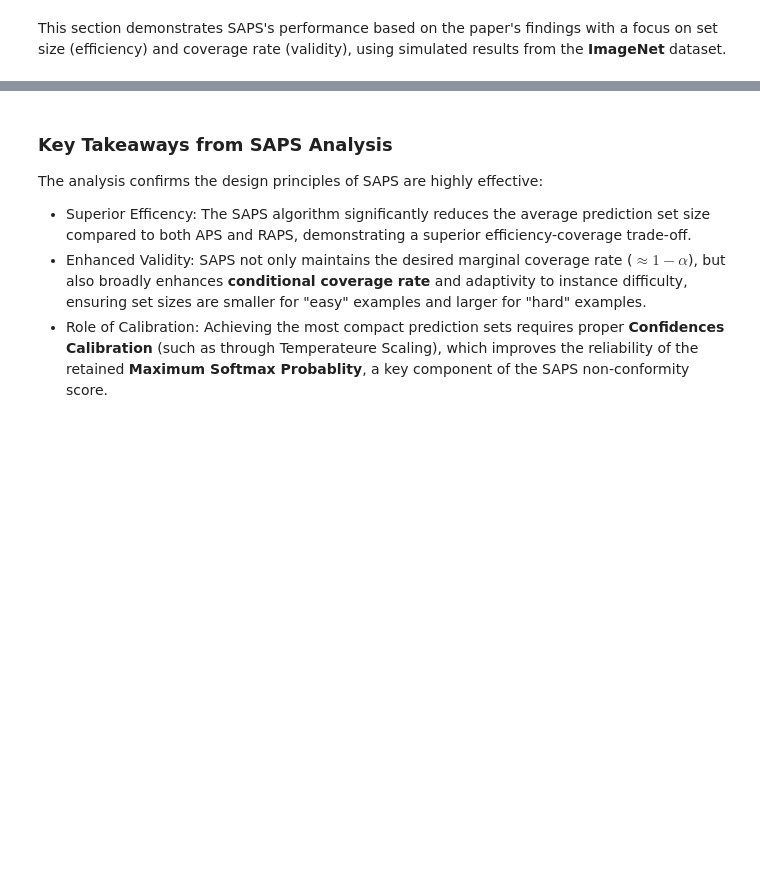
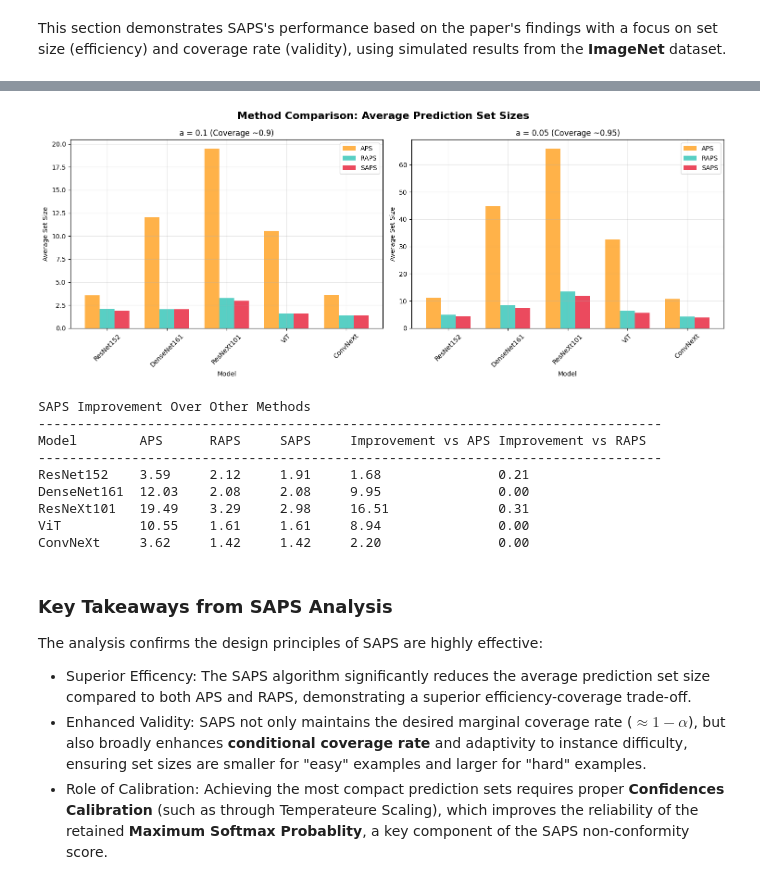
Before and after one commit to m3ryemmo/probly, a Jupyter notebook: notebooks/examples/saps_notebook.ipynb, the cells around one changed output, grey strips where cells are left out. Saved outputs shown, nothing was run; the diff lists cells and outputs as text; code cells hidden in the pictures; blank space fills up the shorter version.

```diff
--- a/notebooks/examples/saps_notebook.ipynb
+++ b/notebooks/examples/saps_notebook.ipynb
@@ -181,3 +534,82 @@ SAPS     | 0.950                | 7.55 (BEST)
+# %%
+def compare_methods() -> None:
+    """Compares SAPS with other conformal prediction methods."""
+    _methods = ["APS", "RAPS", "SAPS"]
+
+    # Simulated results for different models
+    models = ["ResNet152", "DenseNet161", "ResNeXt101", "ViT", "ConvNeXt"]
+
+    # a = 0.1 results
+    aps_sizes = [3.59, 12.03, 19.49, 10.55, 3.62]
+    raps_sizes = [2.12, 2.08, 3.29, 1.61, 1.42]
+    saps_sizes = [1.91, 2.08, 2.98, 1.61, 1.42]
+
+    # a = 0.05 results
+    aps_sizes_005 = [11.27, 44.67, 65.91, 32.45, 10.73]
+    raps_sizes_005 = [4.92, 8.57, 13.45, 6.43, 4.26]
+    saps_sizes_005 = [4.42, 7.55, 11.89, 5.66, 3.82]
+
+    # Plot results
+    fig, (ax1, ax2) = plt.subplots(1, 2, figsize=(15, 6))
+
+    x = np.arange(len(models))
+    width = 0.25
+
+    # a equals 0.1
+    ax1.bar(x - width, aps_sizes, width, label="APS", alpha=0.8, color="#FF9F1C")
+    ax1.bar(x, raps_sizes, width, label="RAPS", alpha=0.8, color="#2EC4B6")
+    ax1.bar(x + width, saps_sizes, width, label="SAPS", alpha=0.8, color="#E71D36")
+    ax1.set_xlabel("Model")
+    ax1.set_ylabel("Average Set Size")
+    ax1.set_title("a = 0.1 (Coverage ~0.9)")
+    ax1.set_xticks(x)
+    ax1.set_xticklabels(models, rotation=45)
+    ax1.legend()
+    ax1.grid(True, alpha=0.3)
+
+    # a equals 0.05
+    ax2.bar(x - width, aps_sizes_005, width, label="APS", alpha=0.8, color="#FF9F1C")
+    ax2.bar(x, raps_sizes_005, width, label="RAPS", alpha=0.8, color="#2EC4B6")
+    ax2.bar(x + width, saps_sizes_005, width, label="SAPS", alpha=0.8, color="#E71D36")
+    ax2.set_xlabel("Model")
+    ax2.set_ylabel("Average Set Size")
+    ax2.set_title("a = 0.05 (Coverage ~0.95)")
+    ax2.set_xticks(x)
+    ax2.set_xticklabels(models, rotation=45)
+    ax2.legend()
+    ax2.grid(True, alpha=0.3)
+
+    plt.suptitle("Method Comparison: Average Prediction Set Sizes", fontsize=16, fontweight="bold")
+    plt.tight_layout()
+    plt.show()
+
+    # Calculate improvement
+    print("SAPS Improvement Over Other Methods")
+    print("-" * 80)
+    print(f"{'Model':<12} {'APS':<8} {'RAPS':<8} {'SAPS':<8} {'Improvement vs APS':<18} {'Improvement vs RAPS':<18}")
+    print("-" * 80)
+    for i, model in enumerate(models):
+        improvement_aps = aps_sizes[i] - saps_sizes[i]
+        improvement_raps = raps_sizes[i] - saps_sizes[i]
+        row = (
+            f"{model:<12} {aps_sizes[i]:<8.2f} {raps_sizes[i]:<8.2f} {saps_sizes[i]:<8.2f} "
+            f"{improvement_aps:<18.2f} {improvement_raps:<18.2f}"
+        )
+        print(row)
+
+
+compare_methods()
+# %% [output]
+[figure, added]
+SAPS Improvement Over Other Methods
+--------------------------------------------------------------------------------
+Model        APS      RAPS     SAPS     Improvement vs APS Improvement vs RAPS
+--------------------------------------------------------------------------------
+ResNet152    3.59     2.12     1.91     1.68               0.21
+DenseNet161  12.03    2.08     2.08     9.95               0.00
+ResNeXt101   19.49    3.29     2.98     16.51              0.31
+ViT          10.55    1.61     1.61     8.94               0.00
+ConvNeXt     3.62     1.42     1.42     2.20               0.00
 # %% [markdown]
 ### **Key Takeaways from SAPS Analysis**
 
```
Also changed, not shown: parts of 10 cells of this notebook.
